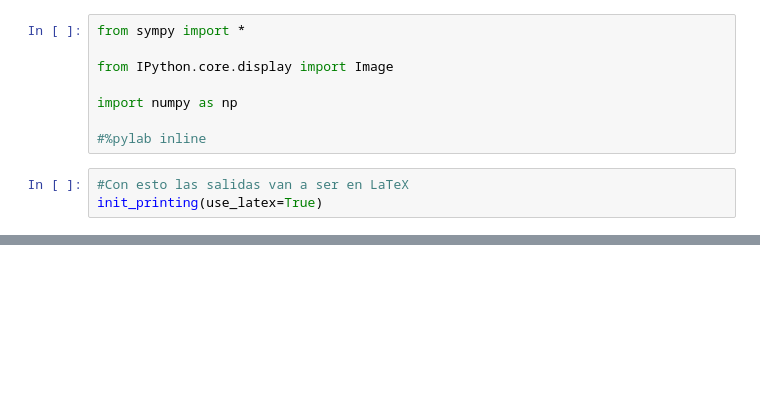
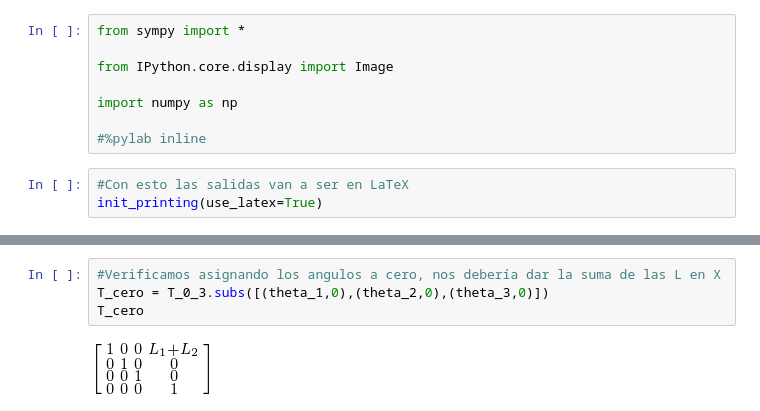
Before and after one commit to elsuizo/Control_de_robots_py, a Jupyter notebook: tp2.ipynb, the cells around one changed output, grey strips where cells are left out. Drawn from its saved outputs; the diff is of its cells as text; blank space fills up the shorter version.

```diff
--- a/tp2.ipynb
+++ b/tp2.ipynb
@@ -33,0 +121,6 @@ Image(filename='dibujo_robot2_tp2.png')
+# %%
+#Verificamos asignando los angulos a cero, nos debería dar la suma de las L en X
+T_cero = T_0_3.subs([(theta_1,0),(theta_2,0),(theta_3,0)])
+T_cero
+# %% [output]
+[figure, added]
```
Also changed, not shown: parts of 46 cells of this notebook.
